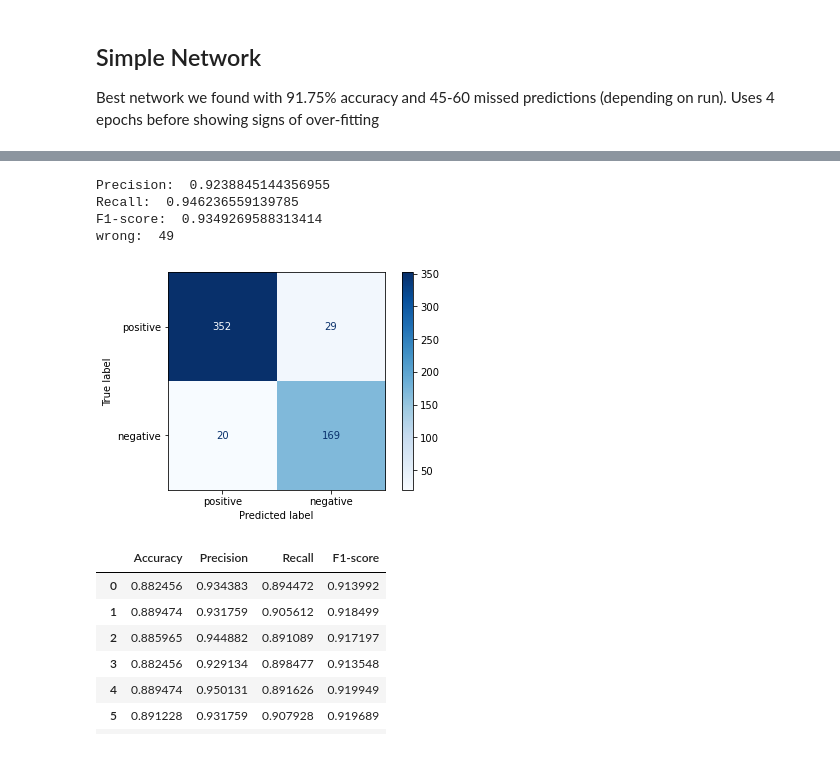
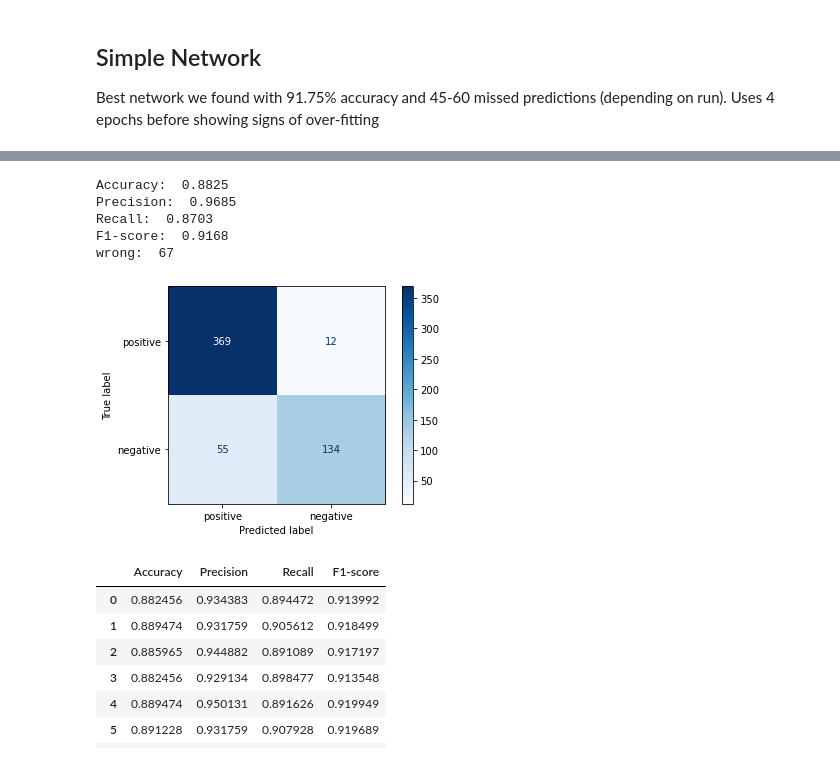
Before and after one commit to kamilszymczak/dissertation, a Jupyter notebook: ml/convnet.ipynb, the cells around one changed output, grey strips where cells are left out. Drawn from its saved outputs; the diff is of its cells as text; code cells hidden in the pictures.

```diff
--- a/ml/convnet.ipynb
+++ b/ml/convnet.ipynb
@@ -157,22 +160,25 @@ Epoch 4/4
 # %%
 from sklearn.metrics import confusion_matrix
 y_pred = (model_cnn.predict(X_test).ravel()>0.5)+0 # predict and get class (0 if pred < 0.5 else 1)
 tp, fp, fn, tn = confusion_matrix(y_test, y_pred, labels=[1, 0]).ravel()
 conf = confusion_matrix(y_test, y_pred, labels=[1, 0])
 gh.conf_matrix(conf)
 
+accuracy = (tp+tn) / (tp+tn+fp+fn)
 precision = tp / (tp+fp)
 recall = tp / (tp+fn)
-print("Precision: ", precision)
-print("Recall: ", recall)
-print("F1-score: ", (2*precision*recall) / (precision+recall))
+print("Accuracy: ", round(accuracy, 4))
+print("Precision: ", round(precision, 4))
+print("Recall: ", round(recall, 4))
+print("F1-score: ", round((2*precision*recall) / (precision+recall), 4))
 print("wrong: ", fn+fp)
 # %% [output]
-Precision:  0.9238845144356955
-Recall:  0.946236559139785
-F1-score:  0.9349269588313414
-wrong:  49
+Accuracy:  0.8825
+Precision:  0.9685
+Recall:  0.8703
+F1-score:  0.9168
+wrong:  67
-[figure, old version]
+[figure, new version]
 # %%
 from sklearn.metrics import confusion_matrix
 import pandas as pd
```
Also changed, not shown: parts of 3 cells of this notebook, 1 other file.
